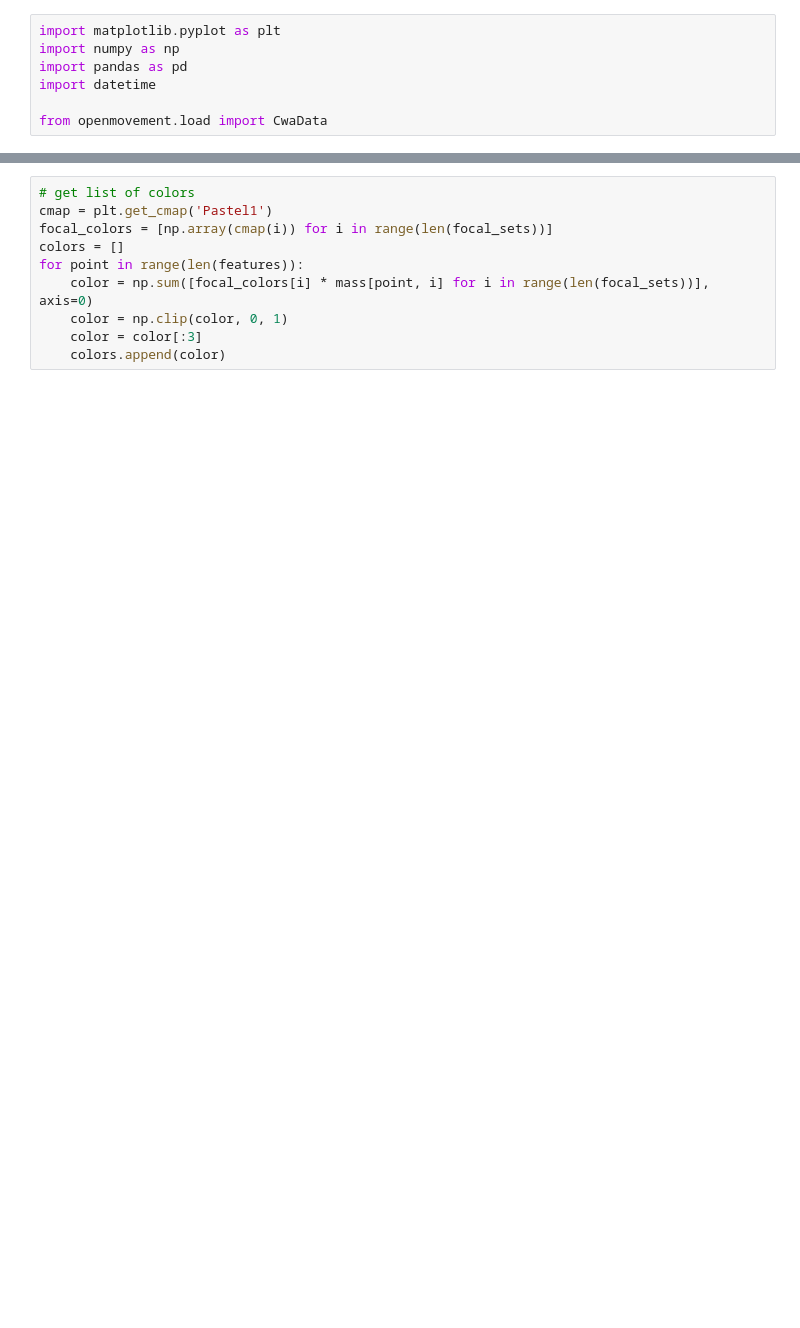
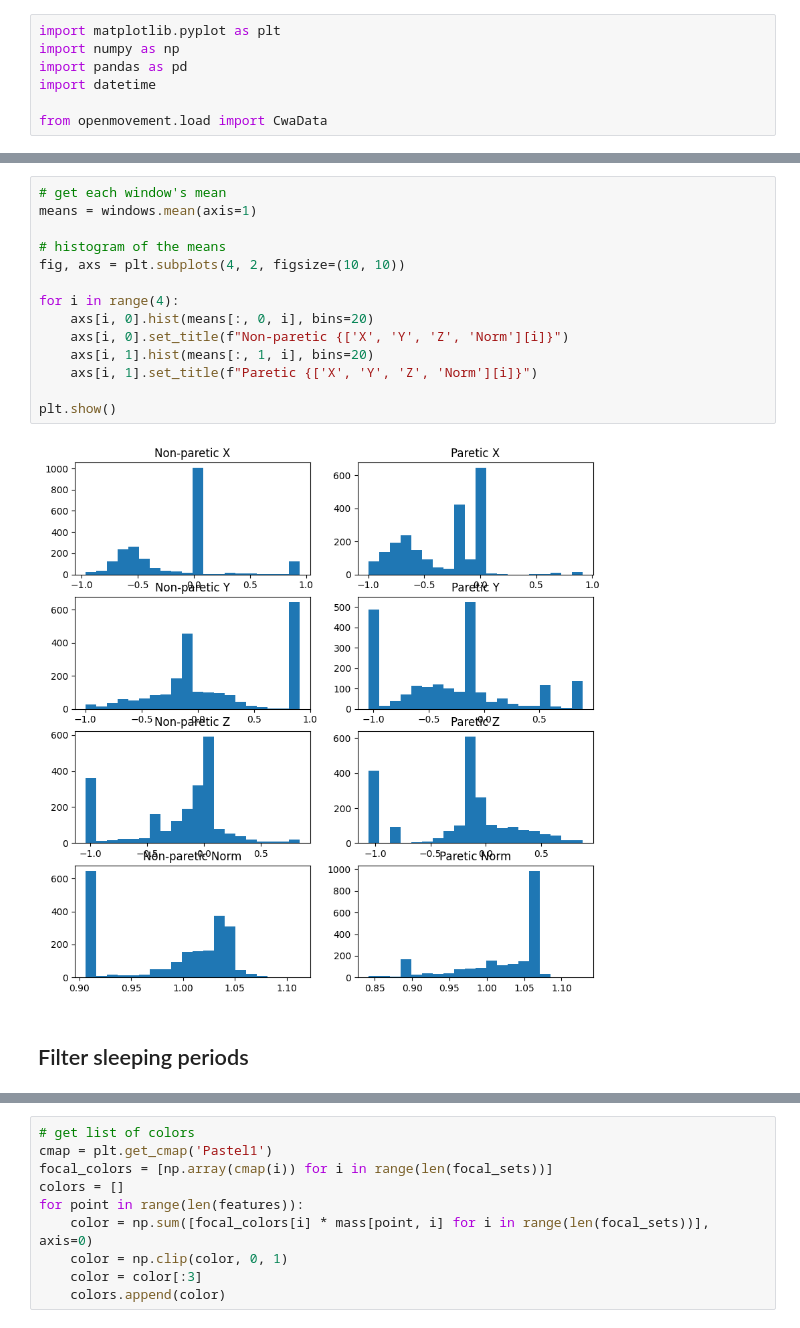
Before and after one commit to victorsouza89/rearm-actimetry-exploring, a Jupyter notebook: easy_clustering.ipynb, the cells around one changed output, grey strips where cells are left out. Saved outputs shown, nothing was run; the diff lists cells and outputs as text; blank space fills up the shorter version.

```diff
--- a/easy_clustering.ipynb
+++ b/easy_clustering.ipynb
@@ -130,0 +195,18 @@ def extract_features(window):
+# %%
+# get each window's mean
+means = windows.mean(axis=1)
+
+# histogram of the means
+fig, axs = plt.subplots(4, 2, figsize=(10, 10))
+
+for i in range(4):
+    axs[i, 0].hist(means[:, 0, i], bins=20)
+    axs[i, 0].set_title(f"Non-paretic {['X', 'Y', 'Z', 'Norm'][i]}")
+    axs[i, 1].hist(means[:, 1, i], bins=20)
+    axs[i, 1].set_title(f"Paretic {['X', 'Y', 'Z', 'Norm'][i]}")
+
+plt.show()
+# %% [output]
+[figure, added]
+# %% [markdown]
+## Filter sleeping periods
```
Also changed, not shown: parts of 32 cells of this notebook.
